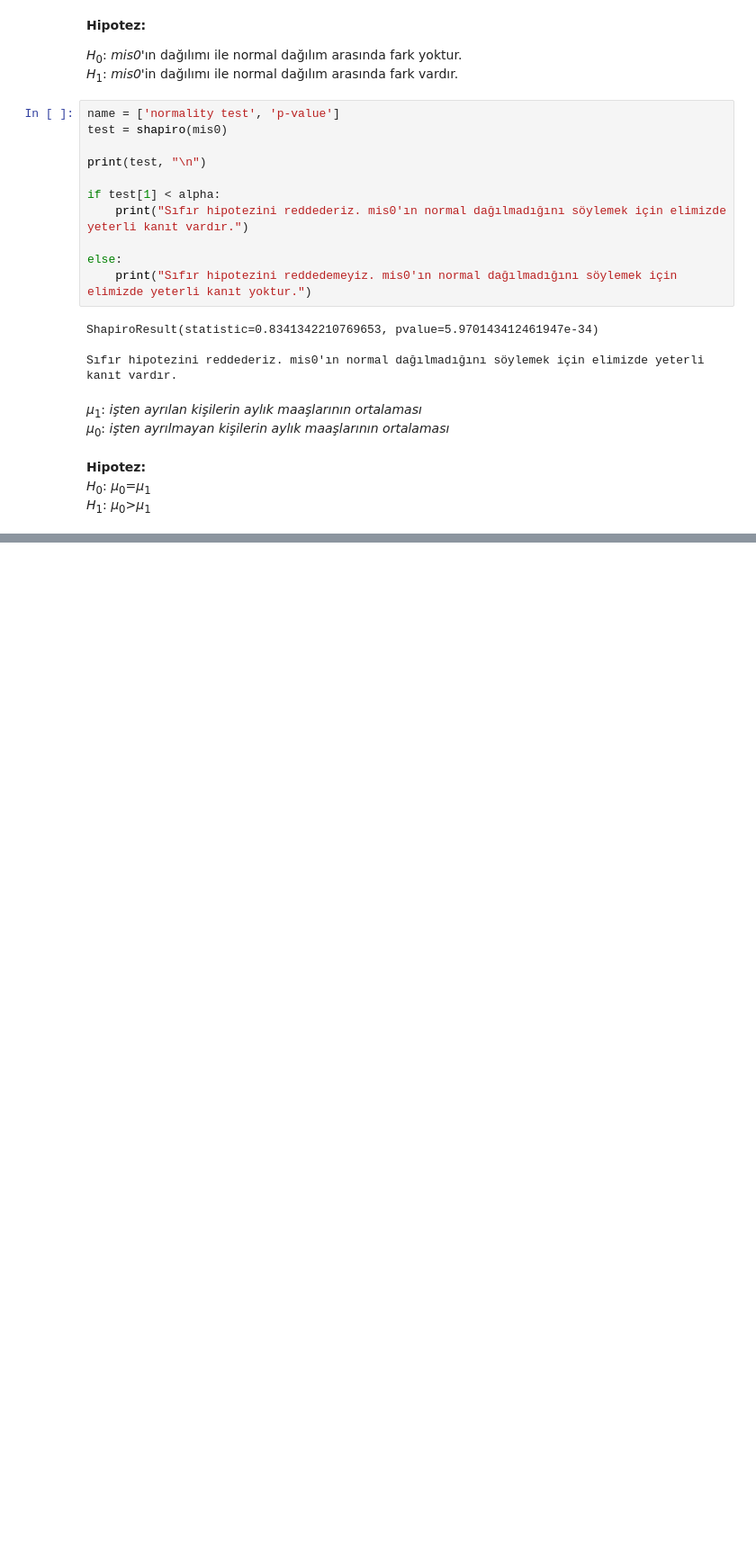
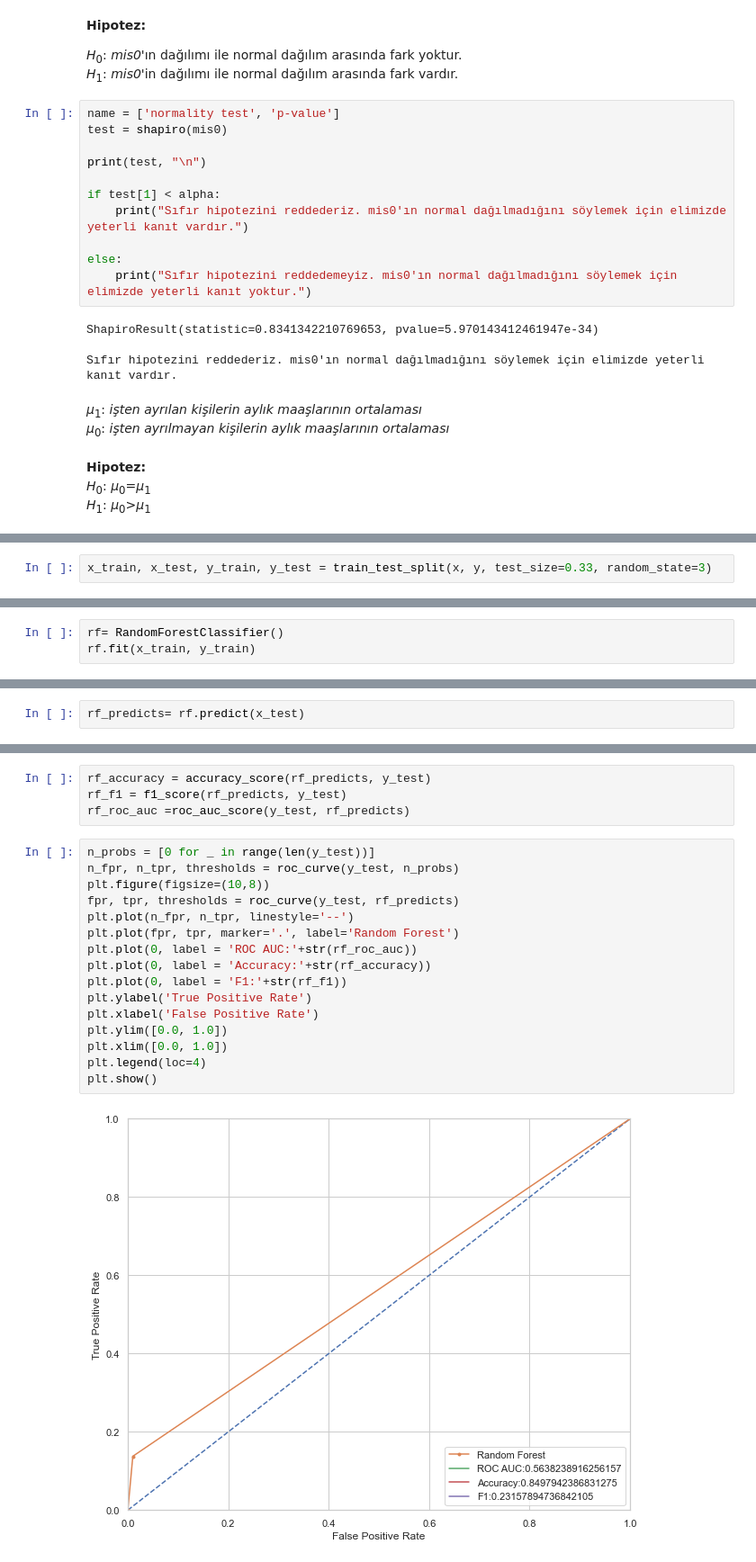
Before and after one commit to marbc3/Employee-Attrition-Prediction, a Jupyter notebook: Employee_Attrition.ipynb, the cells around one changed output, grey strips where cells are left out. Shown at 90% size. Drawn from its saved outputs; the diff is of its cells as text; blank space fills up the shorter version.

```diff
--- a/Employee_Attrition.ipynb
+++ b/Employee_Attrition.ipynb
@@ -957,0 +1134,2 @@ ayrılır.
+# %%
+x_train, x_test, y_train, y_test = train_test_split(x, y, test_size=0.33, random_state=3)
@@ -957,0 +1140,3 @@ ayrılır.
+# %%
+rf= RandomForestClassifier()
+rf.fit(x_train, y_train)
@@ -957,0 +1145,2 @@ ayrılır.
+# %%
+rf_predicts= rf.predict(x_test)
@@ -957,0 +1168,22 @@ ayrılır.
+# %%
+rf_accuracy = accuracy_score(rf_predicts, y_test)
+rf_f1 = f1_score(rf_predicts, y_test)
+rf_roc_auc =roc_auc_score(y_test, rf_predicts)
+# %%
+n_probs = [0 for _ in range(len(y_test))]
+n_fpr, n_tpr, thresholds = roc_curve(y_test, n_probs)
+plt.figure(figsize=(10,8))
+fpr, tpr, thresholds = roc_curve(y_test, rf_predicts)
+plt.plot(n_fpr, n_tpr, linestyle='--')
+plt.plot(fpr, tpr, marker='.', label='Random Forest')
+plt.plot(0, label = 'ROC AUC:'+str(rf_roc_auc))
+plt.plot(0, label = 'Accuracy:'+str(rf_accuracy))
+plt.plot(0, label = 'F1:'+str(rf_f1))
+plt.ylabel('True Positive Rate')
+plt.xlabel('False Positive Rate')
+plt.ylim([0.0, 1.0])
+plt.xlim([0.0, 1.0])
+plt.legend(loc=4)
+plt.show()
+# %% [output]
+[figure, added]
```
Also changed, not shown: parts of 55 cells of this notebook.
